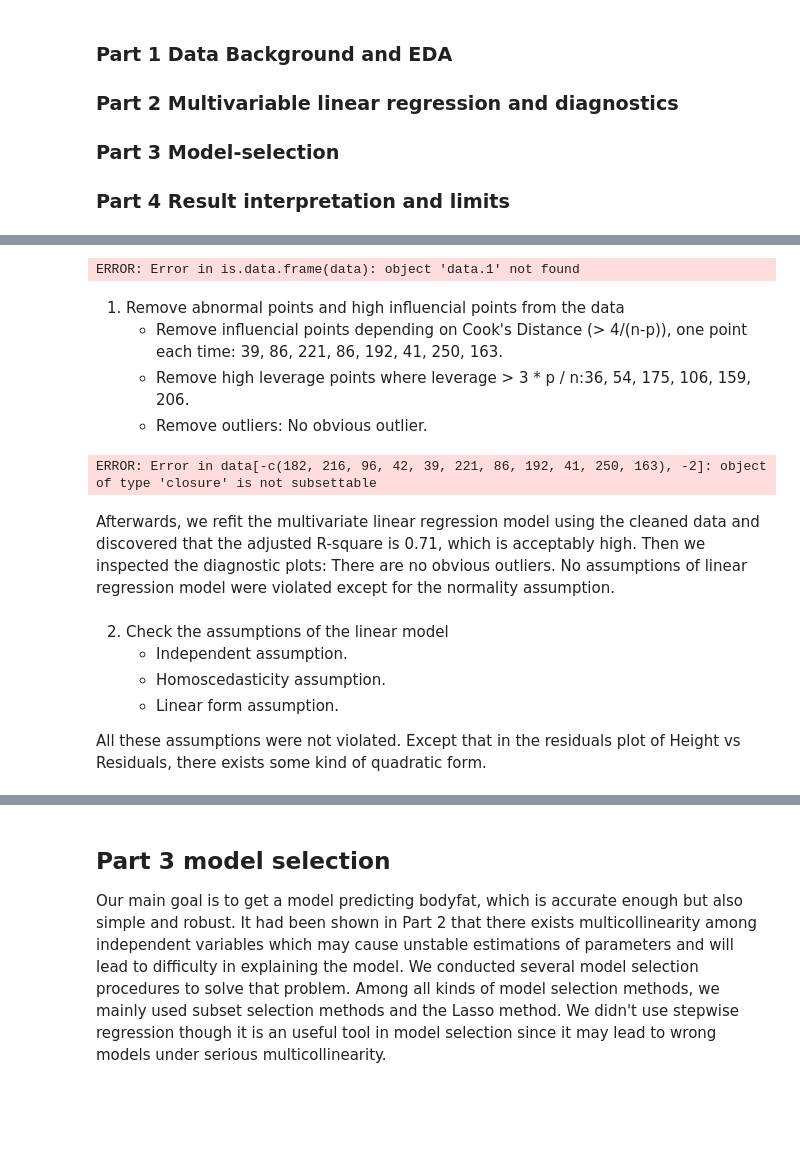
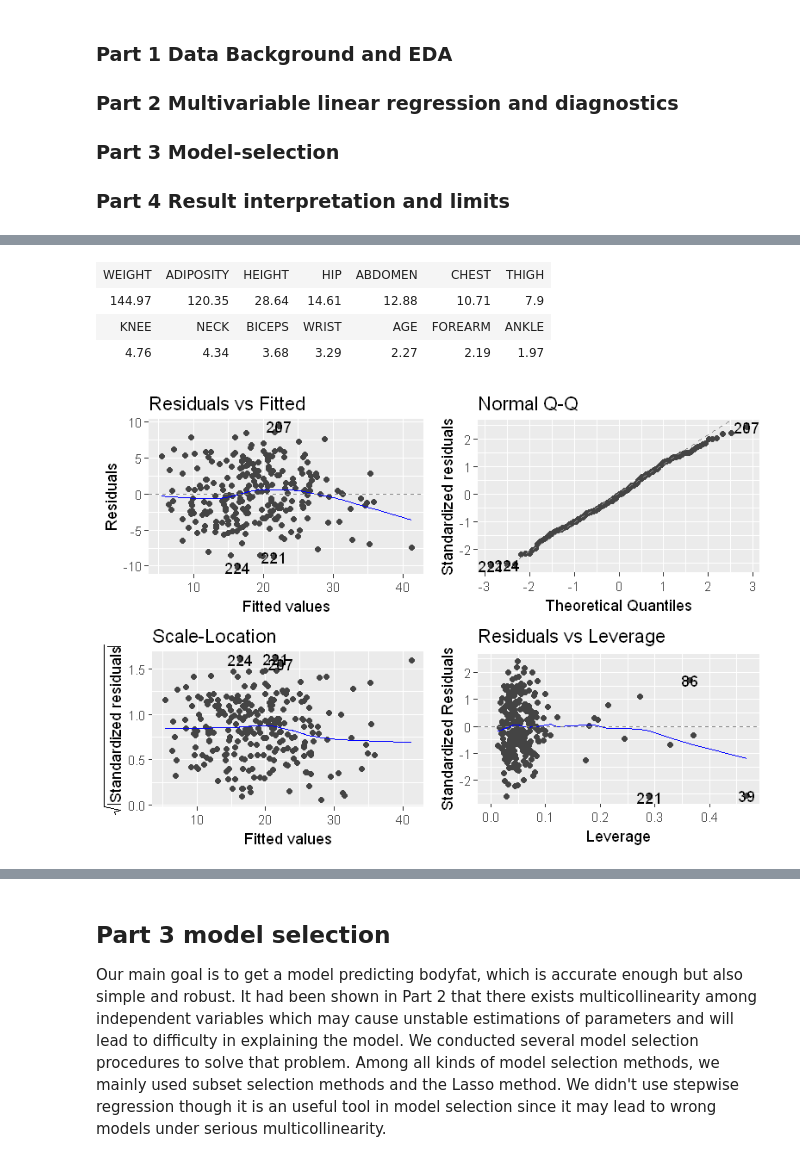
Before and after one commit to chilli0i0/628Groupwork1, a Jupyter notebook: Jupyter/TheFullNoteBook.ipynb, the cells around one changed output, grey strips where cells are left out. Saved outputs shown, nothing was run; the diff lists cells and outputs as text; code cells hidden in the pictures; blank space fills up the shorter version.

```diff
--- a/Jupyter/TheFullNoteBook.ipynb
+++ b/Jupyter/TheFullNoteBook.ipynb
@@ -68,43 +130,21 @@ From the VIF values we can deduce that there exists an issue of multicollinearit
 # %%
 model.raw <- lm(BODYFAT ~ ., data = data.1)
-summary(model.raw)
-par(mfrow = c(2,2))
-plot(model.raw)
-require(car)
 v = sort(vif(model.raw),decreasing = TRUE)
-library(gridExtra)
-library(grid)
 r1 = names(v)[1:7];r2 = round(v[1:7],2)
 r3 = names(v)[8:14];r4 = round(v[8:14],2)
 r = rbind(r1,r2,r3,r4);colnames(r) = NULL;rownames(r) = NULL
-table <- tableGrob(r)
-grid.newpage()
-h <- grobHeight(table)
-w <- grobWidth(table)
-title <- textGrob("VIF for full model", y=unit(0.5,"npc") + 1*h,
-                  vjust=0, gp=gpar(fontsize=15))
-gt <- gTree(children=gList(table, title))
-grid.draw(gt)
+r
+library(repr)
+options(repr.plot.width=6.5, repr.plot.height=4.5)
+autoplot(model.raw)
 
-par(mfrow = c(1,1))
-plot(model.raw, which=4)
-abline( h = 4/(248-15),lty=2 )
+cook1<-ggplot(model.raw, aes(seq_along(.cooksd), .cooksd))+geom_bar(stat="identity", position="identity")
+cook1<-cook1+xlab("Obs. Number")+ylab("Cook's distance")
+cook1<-cook1+ggtitle("Cook's distance before delete observations")
+data.3 = data[-c(182, 216, 96, 42, 39, 31, 36, 41, 54, 86, 106, 159, 163, 175, 206, 216, 221),-2]
 # %% [output]
-ERROR: Error in is.data.frame(data): object 'data.1' not found
+| WEIGHT | ADIPOSITY | HEIGHT | HIP | ABDOMEN | CHEST | THIGH |
+| 144.97 | 120.35 | 28.64 | 14.61 | 12.88 | 10.71 | 7.9 |
+| KNEE | NECK | BICEPS | WRIST | AGE | FOREARM | ANKLE |
+| 4.76 | 4.34 | 3.68 | 3.29 | 2.27 | 2.19 | 1.97 |
+[figure, added]
-# %% [markdown]
-1. Remove abnormal points and high influencial points from the data
-    * Remove influencial points depending on Cook's Distance (> 4/(n-p)), one point each time: 39, 86, 221, 86, 192, 41, 250, 163.
-    * Remove high leverage points where leverage > 3 * p / n:36, 54, 175, 106, 159, 206.
-    * Remove outliers: No obvious outlier.
-# %%
-data.2 = data[-c(182, 216, 96, 42, 39, 221, 86, 192, 41, 250, 163),-2]   #points differ
-model.raw2 <- lm(BODYFAT ~ ., data = data.2)
-outlierTest(model.raw2)
-data[224,]  #suspected outlier, but do not delete at 5%
-hat.plot(model.raw2)
-data.3 = data[-c(182, 216, 96, 42, 39, 221, 86, 192, 41, 250, 163, 31, 36, 54, 175, 106, 159, 206),-2]
-outlierTest(model.raw2)
-# %% [output]
-ERROR: Error in data[-c(182, 216, 96, 42, 39, 221, 86, 192, 41, 250, 163), -2]: object of type 'closure' is not subsettable
-# %% [markdown]
-Afterwards, we refit the multivariate linear regression model using the cleaned data and discovered that the adjusted R-square is 0.71, which is acceptably high. Then we inspected the diagnostic plots: There are no obvious outliers. No assumptions of linear regression model were violated except for the normality assumption.
@@ -116,7 +150,0 @@ plot(model.full)
-# %% [markdown]
-2. Check the assumptions of the linear model
-    * Independent assumption.
-    * Homoscedasticity assumption.
-    * Linear form assumption.
-
-All these assumptions were not violated. Except that in the residuals plot of Height vs Residuals, there exists some kind of quadratic form.
```
Also changed, not shown: parts of 28 cells of this notebook.
